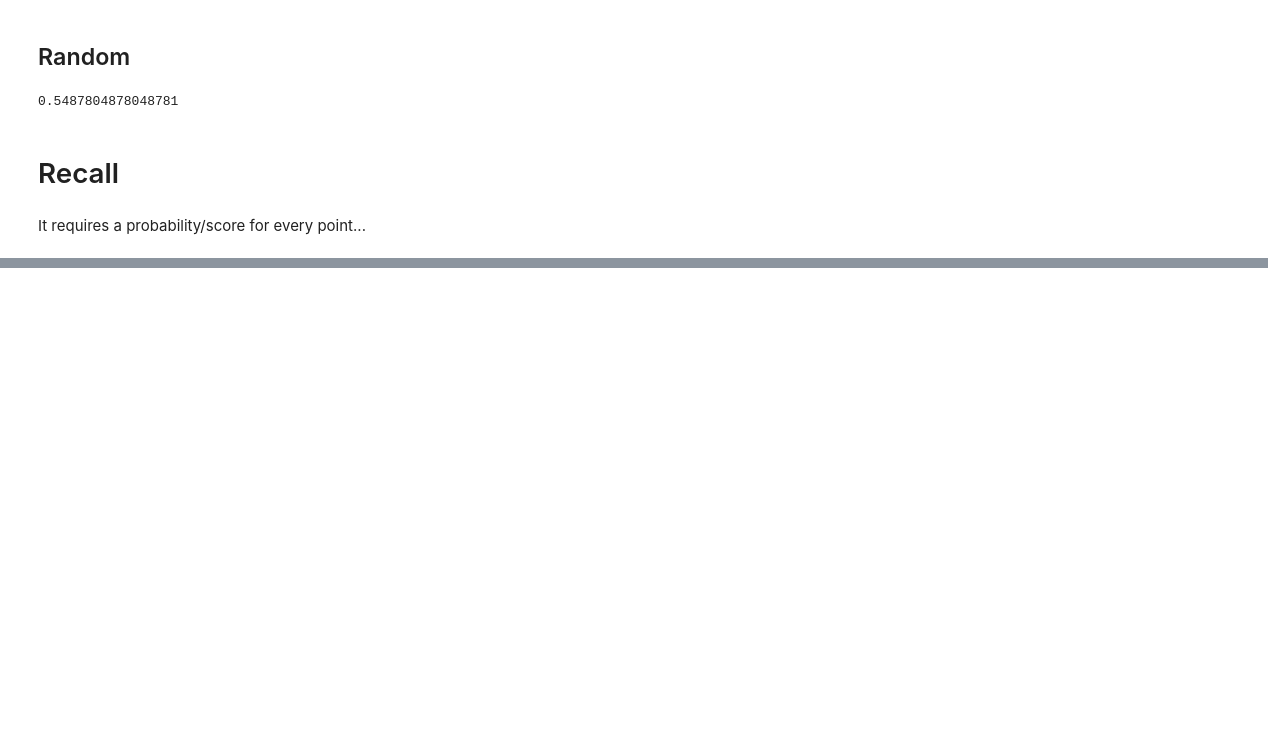
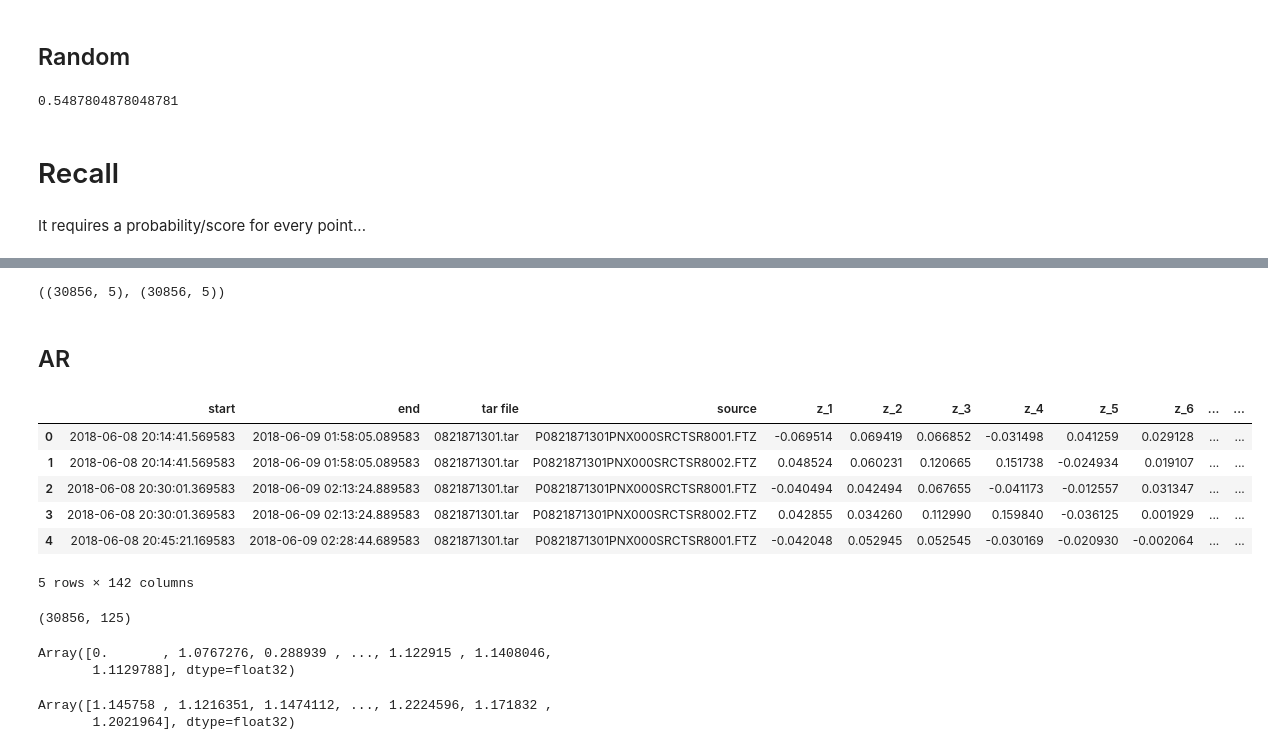
Before and after one commit to manuvazquez/VAEonXMM, a Jupyter notebook: experiments/labels.ipynb, the cells around one changed output, grey strips where cells are left out. Saved outputs shown, nothing was run; the diff lists cells and outputs as text; code cells hidden in the pictures; blank space fills up the shorter version.

```diff
--- a/experiments/labels.ipynb
+++ b/experiments/labels.ipynb
@@ -25,2 +31,5 @@ pio.renderers.default = 'notebook'
+# %%
+base_dir = trapallada.util.get_base_directory()
+assert base_dir.exists()
 # %% [markdown]
 Directory with all the files
@@ -29,0 +36,3 @@ assert labels_dir.exists()
+# %%
+res_dir = base_dir / 'results' / 'multichannel' / 'rates_large_infs' / 'time_z_5'
+assert res_dir.exists()
@@ -162,0 +218,6 @@ It requires a probability/score for every point...
+# %%
+z_mean = vae_df.filter(regex=r'z_\d+').values
+z_sd = vae_df.filter(regex=r'z_sd_\d+').values
+z_mean.shape, z_sd.shape
+# %% [output]
+((30856, 5), (30856, 5))
@@ -162,0 +236,30 @@ It requires a probability/score for every point...
+# %% [markdown]
+## AR
+# %%
+with (res_dir / 'ar_model.txt').open('r') as f:
+    ar_file = f.readline()
+# %%
+with (res_dir / 'ar_model.txt').open('r') as f:
+    ar_file = f.readline()
+ar_df = pd.read_parquet(ar_file)
+ar_df.head()
+# %% [output]
+|  | start | end | tar file | source | z_1 | z_2 | z_3 | z_4 | z_5 | z_6 | ... | ... |
+| 0 | 2018-06-08 20:14:41.569583 | 2018-06-09 01:58:05.089583 | 0821871301.tar | P0821871301PNX000SRCTSR8001.FTZ | -0.069514 | 0.069419 | 0.066852 | -0.031498 | 0.041259 | 0.029128 | ... | ... |
+| 1 | 2018-06-08 20:14:41.569583 | 2018-06-09 01:58:05.089583 | 0821871301.tar | P0821871301PNX000SRCTSR8002.FTZ | 0.048524 | 0.060231 | 0.120665 | 0.151738 | -0.024934 | 0.019107 | ... | ... |
+| 2 | 2018-06-08 20:30:01.369583 | 2018-06-09 02:13:24.889583 | 0821871301.tar | P0821871301PNX000SRCTSR8001.FTZ | -0.040494 | 0.042494 | 0.067655 | -0.041173 | -0.012557 | 0.031347 | ... | ... |
+| 3 | 2018-06-08 20:30:01.369583 | 2018-06-09 02:13:24.889583 | 0821871301.tar | P0821871301PNX000SRCTSR8002.FTZ | 0.042855 | 0.034260 | 0.112990 | 0.159840 | -0.036125 | 0.001929 | ... | ... |
+| 4 | 2018-06-08 20:45:21.169583 | 2018-06-09 02:28:44.689583 | 0821871301.tar | P0821871301PNX000SRCTSR8001.FTZ | -0.042048 | 0.052945 | 0.052545 | -0.030169 | -0.020930 | -0.002064 | ... | ... |
+5 rows × 142 columns
+# %%
+z_mean = ar_df.filter(regex=r'z_\d+').values
+z_mean.shape
+# %% [output]
+(30856, 125)
+# %%
+def euclidean_distance_between_one_and_many(x, Y):
+    return jnp.sqrt(jnp.sum((x[None, :] - Y) ** 2, axis=-1))
+euclidean_distance_between_one_and_many(z_mean[0], z_mean)
+# %% [output]
+Array([0.       , 1.0767276, 0.288939 , ..., 1.122915 , 1.1408046,
+       1.1129788], dtype=float32)
@@ -162,0 +277,5 @@ It requires a probability/score for every point...
+# %%
+ar_rank
+# %% [output]
+Array([1.145758 , 1.1216351, 1.1474112, ..., 1.2224596, 1.171832 ,
+       1.2021964], dtype=float32)
```
Also changed, not shown: parts of 21 cells of this notebook, 4 other files.
